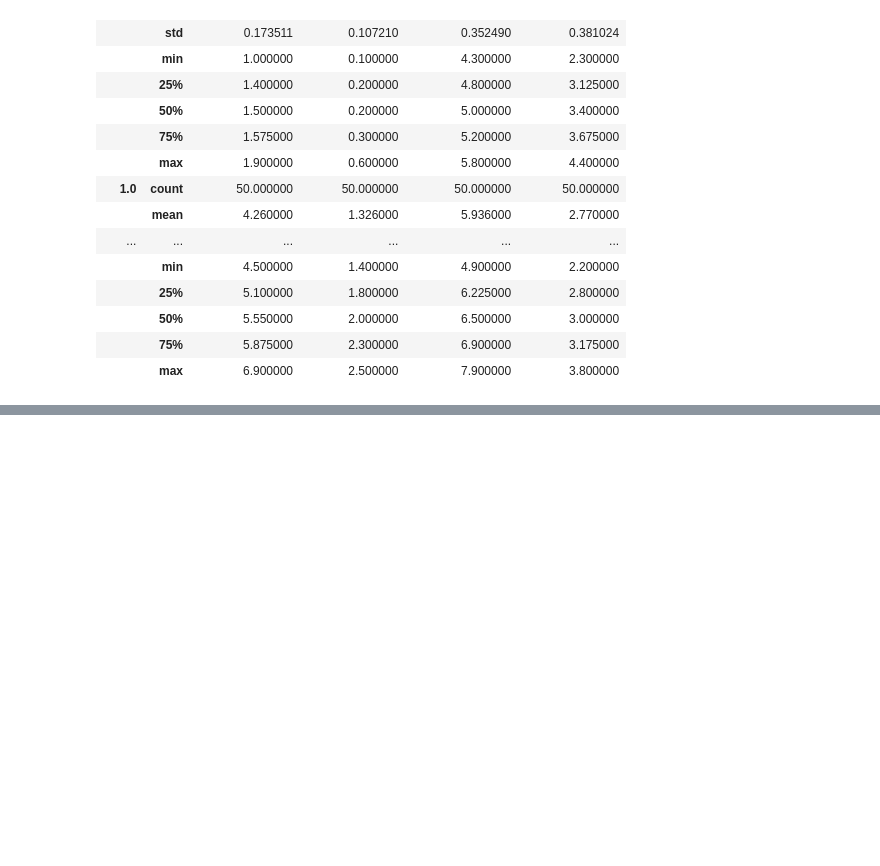
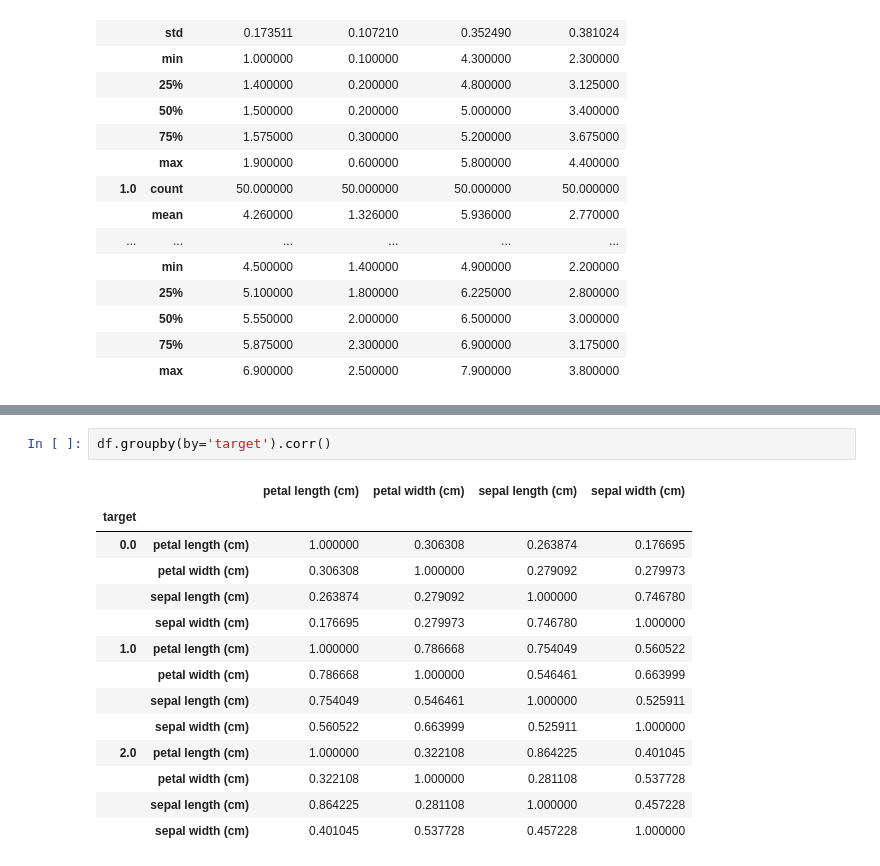
Before and after one commit to davidkrauza/business-analytics, a Jupyter notebook: unit-05/python/Unit-05-python-lab-03.ipynb, the cells around one changed output, grey strips where cells are left out. Cells and saved outputs as stored; diff of their text form; blank space fills up the shorter version.

Commit message:
added median, var, corr to descriptive statistics

```diff
--- a/unit-05/python/Unit-05-python-lab-03.ipynb
+++ b/unit-05/python/Unit-05-python-lab-03.ipynb
@@ -73,0 +98,17 @@ df.groupby(by='target').describe()
+# %%
+df.groupby(by='target').corr()
+# %% [output]
+|  |  | petal length (cm) | petal width (cm) | sepal length (cm) | sepal width (cm) |
+| target |  |  |  |  |  |
+| 0.0 | petal length (cm) | 1.000000 | 0.306308 | 0.263874 | 0.176695 |
+|  | petal width (cm) | 0.306308 | 1.000000 | 0.279092 | 0.279973 |
+|  | sepal length (cm) | 0.263874 | 0.279092 | 1.000000 | 0.746780 |
+|  | sepal width (cm) | 0.176695 | 0.279973 | 0.746780 | 1.000000 |
+| 1.0 | petal length (cm) | 1.000000 | 0.786668 | 0.754049 | 0.560522 |
+|  | petal width (cm) | 0.786668 | 1.000000 | 0.546461 | 0.663999 |
+|  | sepal length (cm) | 0.754049 | 0.546461 | 1.000000 | 0.525911 |
+|  | sepal width (cm) | 0.560522 | 0.663999 | 0.525911 | 1.000000 |
+| 2.0 | petal length (cm) | 1.000000 | 0.322108 | 0.864225 | 0.401045 |
+|  | petal width (cm) | 0.322108 | 1.000000 | 0.281108 | 0.537728 |
+|  | sepal length (cm) | 0.864225 | 0.281108 | 1.000000 | 0.457228 |
+|  | sepal width (cm) | 0.401045 | 0.537728 | 0.457228 | 1.000000 |
```
Also changed, not shown: parts of 4 cells of this notebook.
